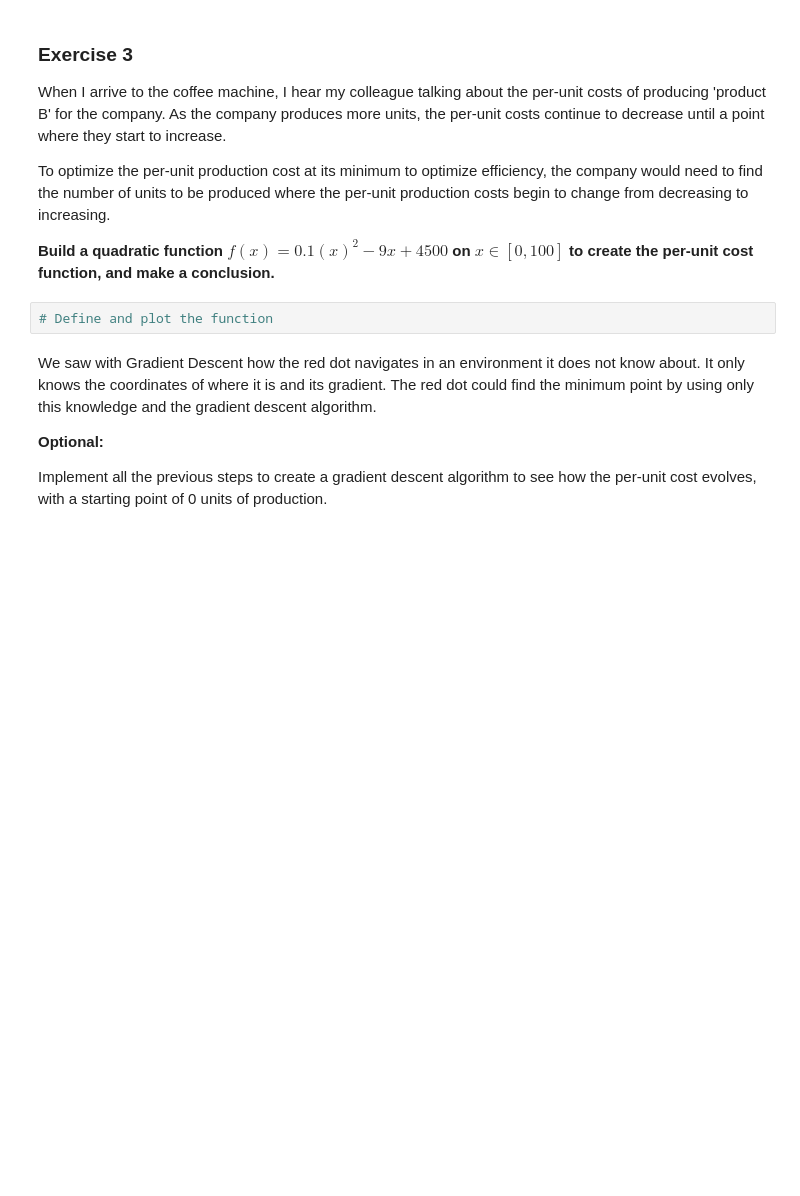
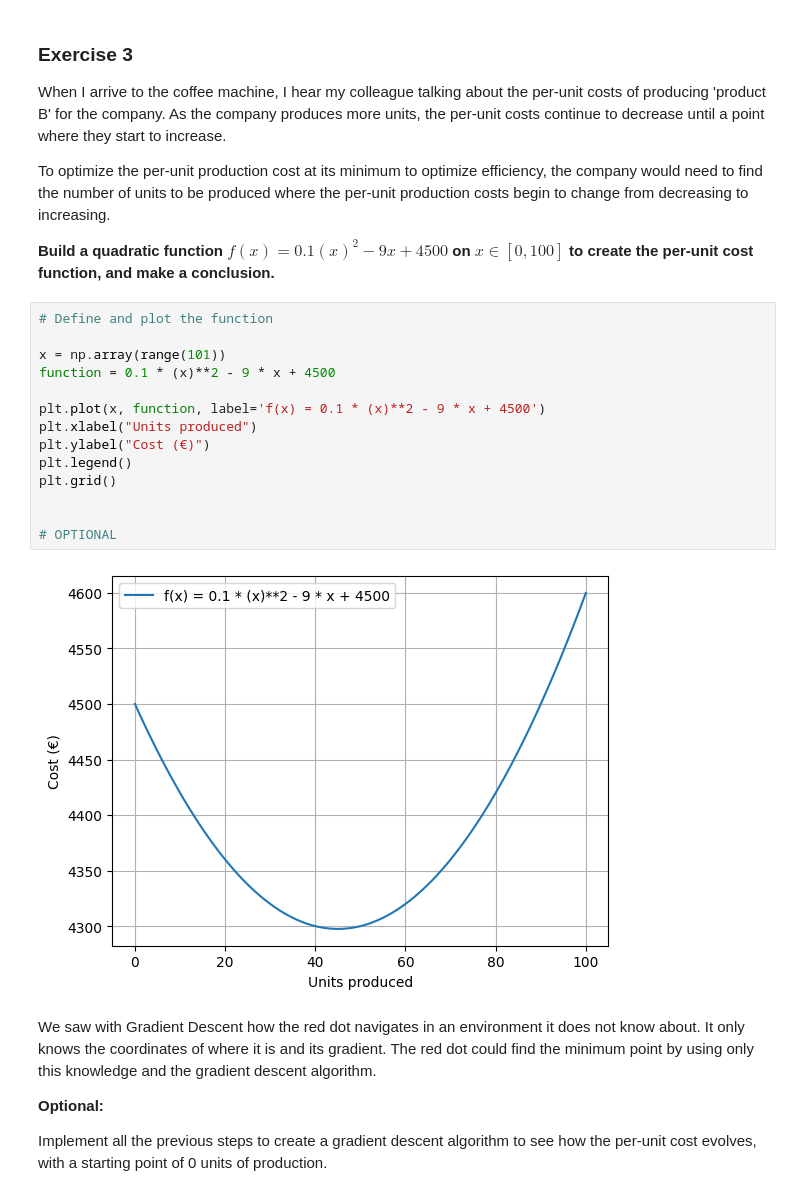
Before and after one commit to 4GeeksAcademy/ginotomasd-calculus-and-algebra-problems-with-python, a Jupyter notebook: notebook/problems.ipynb, the cells around one changed output. Saved outputs shown, nothing was run; the diff lists cells and outputs as text; blank space fills up the shorter version.

```diff
--- a/notebook/problems.ipynb
+++ b/notebook/problems.ipynb
@@ -236,6 +300,20 @@ To optimize the per-unit production cost at its minimum to optimize efficiency,
 **Build a quadratic function $f(x)=0.1(x)^2−9x +4500$ on $x∈[0,100]$ to create the per-unit cost function, and make a conclusion.**
 # %%
 # Define and plot the function
+
+x = np.array(range(101))
+function = 0.1 * (x)**2 - 9 * x + 4500
+
+plt.plot(x, function, label='f(x) = 0.1 * (x)**2 - 9 * x + 4500')
+plt.xlabel("Units produced")
+plt.ylabel("Cost (€)")
+plt.legend()
+plt.grid()
+
+
+# OPTIONAL
+# %% [output]
+[figure, added]
 # %% [markdown]
 We saw with Gradient Descent how the red dot navigates in an environment it does not know about. It only knows the coordinates of where it is and its gradient. The red dot could find the minimum point by using only this knowledge and the gradient descent algorithm.
 
```
Also changed, not shown: parts of 10 cells of this notebook.
